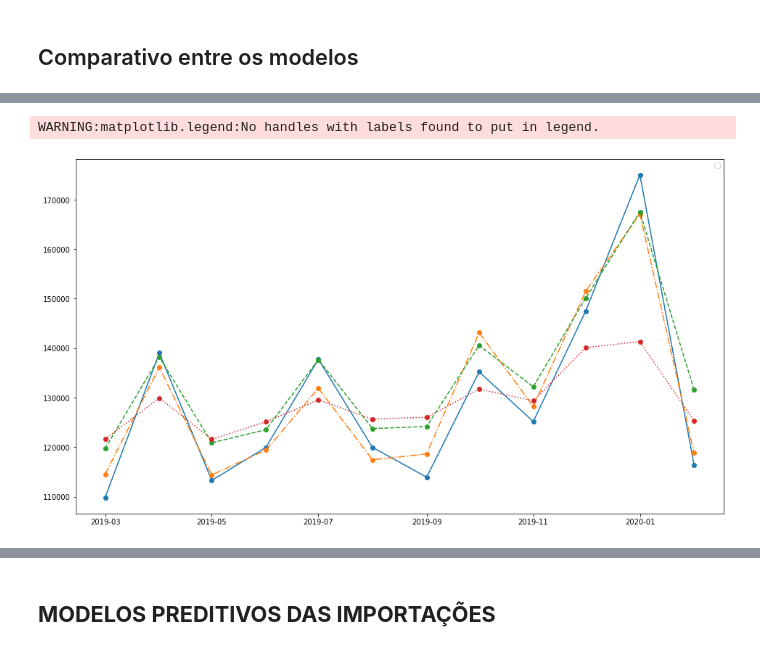
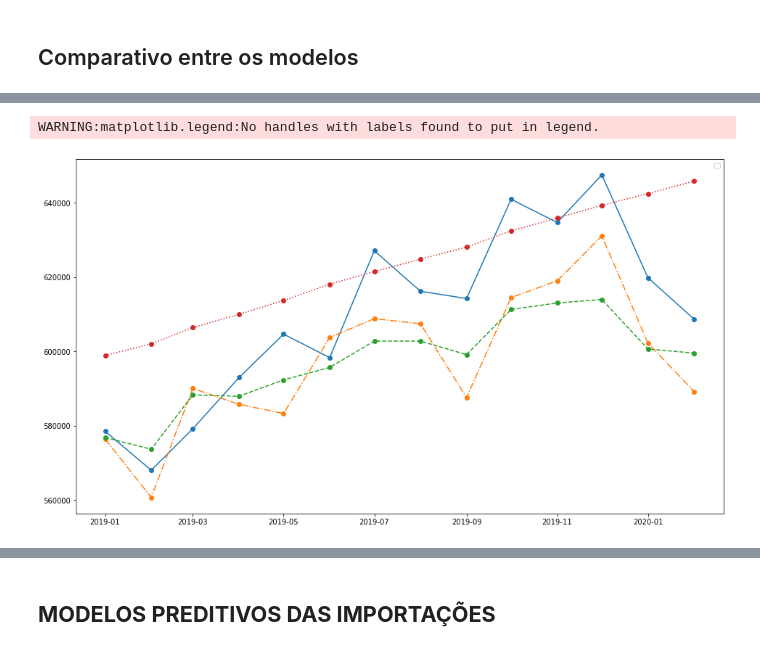
Before and after one commit to mmbs1989/TCC-PUCMINAS, a Jupyter notebook: Notebook_TCC_PUC.ipynb, the cells around one changed output, grey strips where cells are left out. Saved outputs shown, nothing was run; the diff lists cells and outputs as text; code cells hidden in the pictures.

```diff
--- a/Notebook_TCC_PUC.ipynb
+++ b/Notebook_TCC_PUC.ipynb
@@ -1202,11 +1037,0 @@ test_inputs = scaler.transform(test_inputs)
-# %%
-# Predição utilizando os dados de teste
-x_test_lstm = []
-for i in range(timesteps, dfarrec_test_lstm.shape[0]+timesteps):
-    x_test_lstm.append(test_inputs[i-timesteps:i, 0])
-x_test_lstm = np.array(x_test_lstm)
-x_test_lstm = np.reshape(x_test_lstm, (x_test_lstm.shape[0], x_test_lstm.shape[1], 1))
-predictions_lstm = model_rnn.predict(x_test_lstm)
-
-# Desnormaliza os dados
-predictions_lstm = scaler.inverse_transform(predictions_lstm)
@@ -1251,4 +1037,0 @@ RMSE:  21562.203315345974
-# %%
-scaler.fit(train_data)
-scaled_train_data = scaler.transform(train_data)
-scaled_test_data = scaler.transform(test_data)
@@ -1320,7 +1104,7 @@ lstm_predictions_scaled = list()
 batch = scaled_train_data[-n_input:]
 current_batch = batch.reshape((1, n_input, n_features))
 
-for i in range(len(test_data)):
+for i in range(len(test_lstm)):
     lstm_pred = lstm_model.predict(current_batch)[0]
     lstm_predictions_scaled.append(lstm_pred)
     current_batch = np.append(current_batch[:,1:,:],[[lstm_pred]],axis=1)
@@ -1515,0 +1275,7 @@ errors = pd.DataFrame({"Models" : ["ARIMA", "LSTM", "Prophet"],"RMSE Errors" : r
+# %%
+#Criar dataframe de comparação entre os modelos
+dfpib_comparativo = dfpib_test_arima.copy()
+dfpib_comparativo['PREVISÃO_ARIMA'] = forecast_arima['Prediction']
+dfpib_comparativo['PREVISÃO_PROPHET'] = prophet_forecast['yhat']
+dfpib_comparativo['PREVISÃO_LSTM'] = lstm_predictions
+dfpib_comparativo.head(14)
@@ -1516,11 +1299,11 @@ errors = pd.DataFrame({"Models" : ["ARIMA", "LSTM", "Prophet"],"RMSE Errors" : r
 # %%
 plt.figure(figsize=(16,9))
-plt.plot_date(test_data.index, test_data["y"], linestyle="-")
-plt.plot_date(test_data.index, test_data["ARIMA_Predictions"], linestyle="-.")
-plt.plot_date(test_data.index, test_data["LSTM_Predictions"], linestyle="--")
-plt.plot_date(test_data.index, test_data["Prophet_Predictions"], linestyle=":")
+plt.plot_date(dfpib_comparativo.index, dfpib_comparativo["pib"], linestyle="-")
+plt.plot_date(dfpib_comparativo.index, dfpib_comparativo["PREVISÃO_ARIMA"], linestyle="-.")
+plt.plot_date(dfpib_comparativo.index, dfpib_comparativo["PREVISÃO_PROPHET"], linestyle="--")
+plt.plot_date(dfpib_comparativo.index, dfpib_comparativo["PREVISÃO_LSTM"], linestyle=":")
 plt.legend()
 plt.show()
 # %% [output]
 WARNING:matplotlib.legend:No handles with labels found to put in legend.
-[figure, old version]
+[figure, new version]
```
Also changed, not shown: parts of 129 cells of this notebook.
